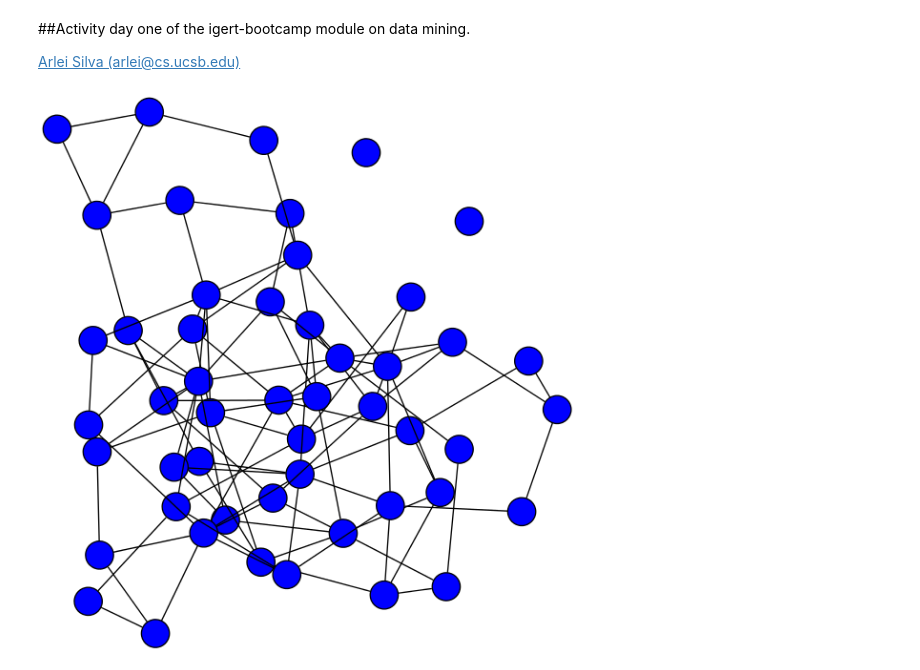
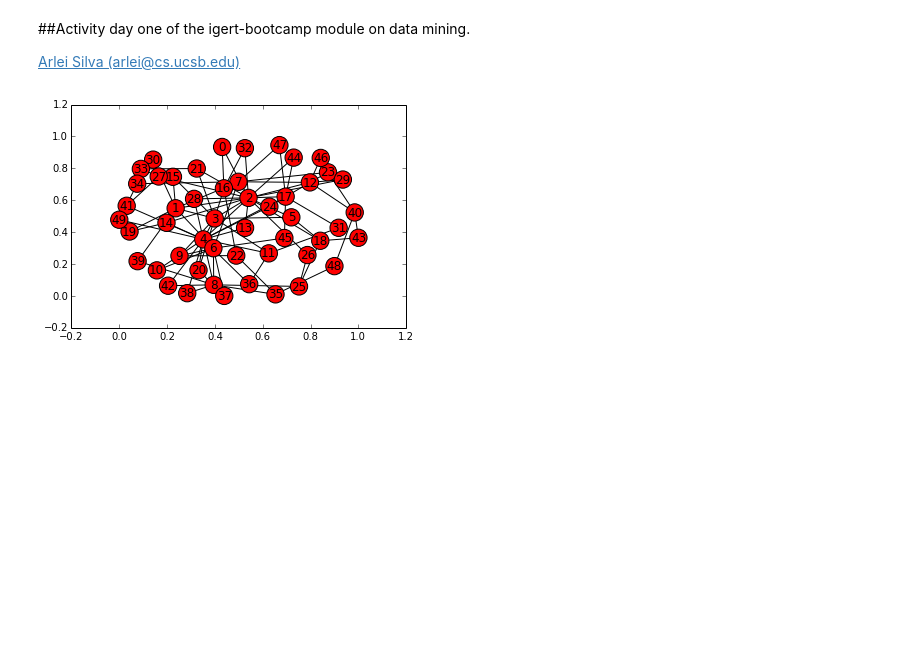
Before and after one commit to LucaFoschini/IGERTBootcamp, a Jupyter notebook: notebooks/day6/Experiments with Random Graphs.ipynb, the cells around one changed output. Drawn from its saved outputs; the diff is of its cells as text; code cells hidden in the pictures; blank space fills up the shorter version.

Commit message:
made graphviz optional

```diff
--- a/notebooks/day6/Experiments with Random Graphs.ipynb
+++ b/notebooks/day6/Experiments with Random Graphs.ipynb
@@ -9,7 +9,11 @@ import math
 import matplotlib.pyplot as plt
 from IPython.display import Image
 
+# Set to True when graphviz is installed
+use_graphviz = False
+
 #Draws a graph as a file
+#requires pygraphviz
 def draw(Graph, output_file):
     gvz=to_agraph(Graph)
     gvz.node_attr['style']='filled'
@@ -54,11 +58,14 @@ rand2 = gnm_random_graph(num_vertices, 2*num_vertices)
 # %%
 #Barabasi (PA)
 barab = barabasi_albert_graph(num_vertices,  2)
-output_file = "data/random1_graph.png"
-draw(rand1, output_file)
-Image(output_file)
+if use_graphviz:
+    output_file = "data/random1_graph.png"
+    draw(rand1, output_file)
+    Image(output_file)
+else:
+    nx.draw_networkx(rand1)
 # %% [output]
-[figure, old version]
+[figure, new version]
 # %%
 degree_distribution(rand1, "data/random1_deg.pdf")
 betweenness_distribution(rand1, "data/random1_betw.pdf")
```
Also changed, not shown: parts of 5 cells of this notebook, 6 other files.
